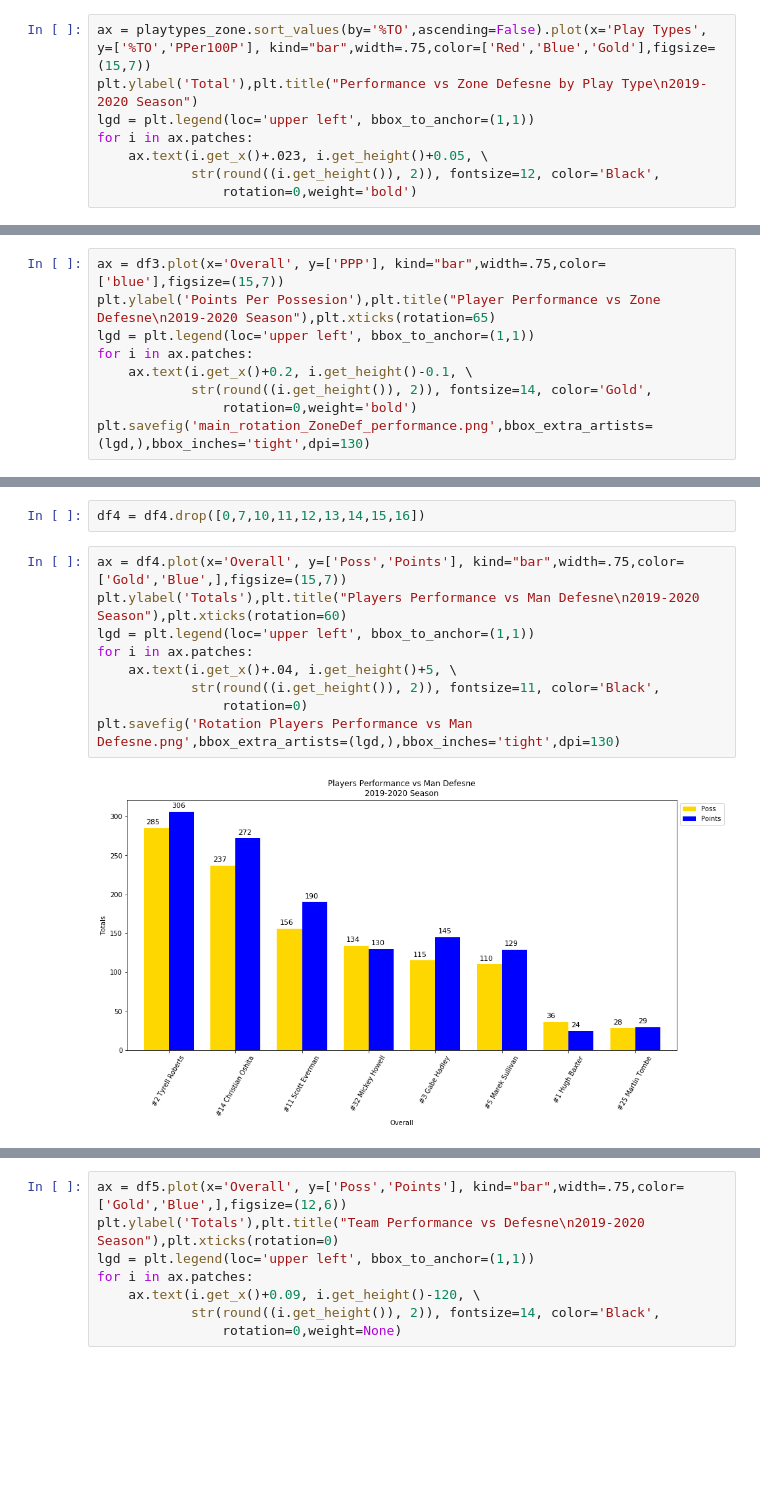
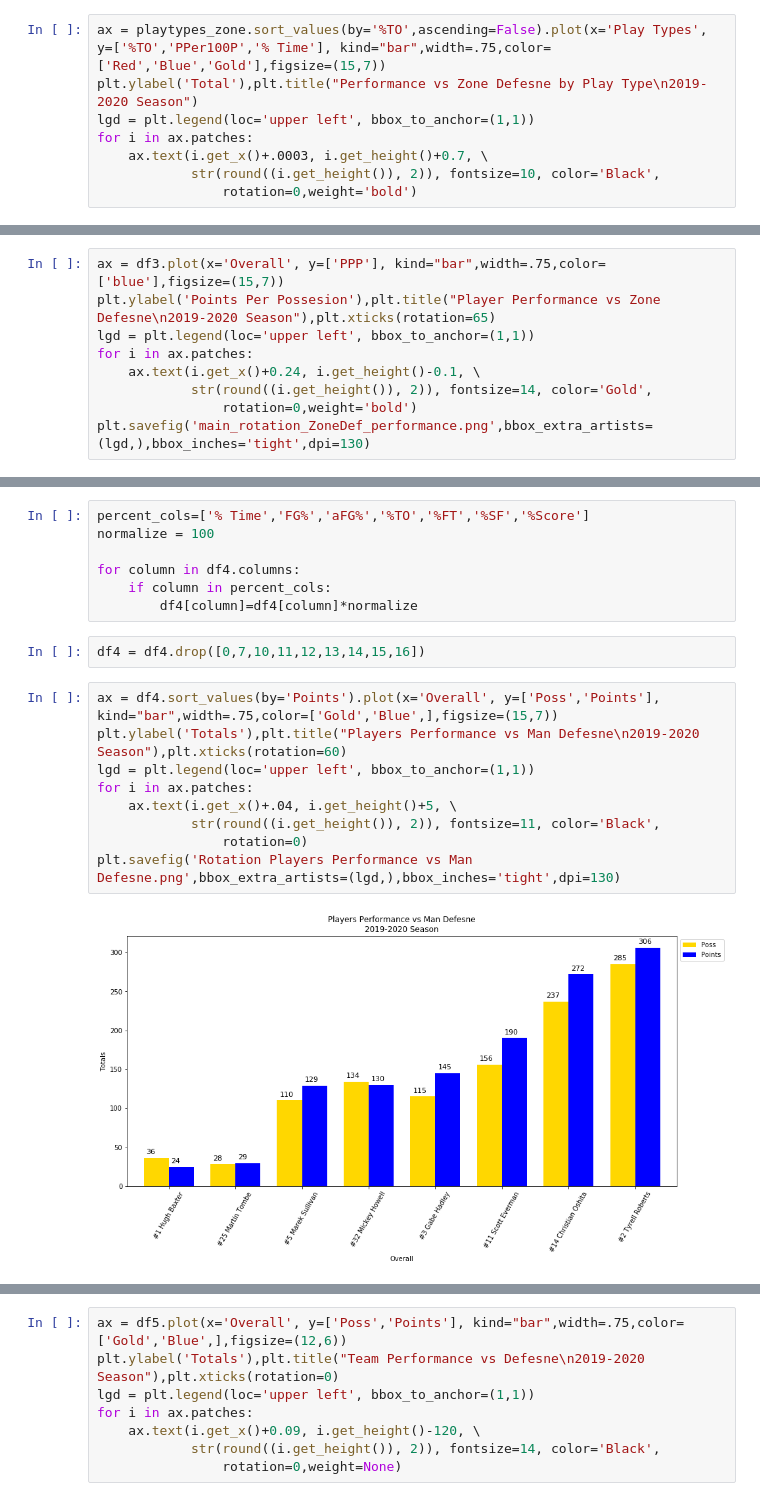
Before and after one commit to AstroWa3l/MBB_performance_analysis, a Jupyter notebook: Off Performance vs Zone and Man Def.ipynb, the cells around one changed output, grey strips where cells are left out. Cells and saved outputs as stored; diff of their text form; blank space fills up the shorter version.

```diff
--- a/Off Performance vs Zone and Man Def.ipynb
+++ b/Off Performance vs Zone and Man Def.ipynb
@@ -159,11 +164,11 @@ Now we can see the in barchart above that it would appear that the "Off Screen"
 
 In the bar chart below that has turnover rate along with points per 100 possesions for each play type we can see that the play types that yield the highest points per possession against zone defense. The plays with the best net results along with low turnover rates are Offensive Putbacks, Spot Ups, and Cuts. Of these three play types the one we play the use the most is Spots Ups which has a very low turnover rate of 8.5% and a high points per possesion.
 # %%
-ax = playtypes_zone.sort_values(by='%TO',ascending=False).plot(x='Play Types', y=['%TO','PPer100P'], kind="bar",width=.75,color=['Red','Blue','Gold'],figsize=(15,7))
+ax = playtypes_zone.sort_values(by='%TO',ascending=False).plot(x='Play Types', y=['%TO','PPer100P','% Time'], kind="bar",width=.75,color=['Red','Blue','Gold'],figsize=(15,7))
 plt.ylabel('Total'),plt.title("Performance vs Zone Defesne by Play Type\n2019-2020 Season")
 lgd = plt.legend(loc='upper left', bbox_to_anchor=(1,1))
 for i in ax.patches:
-    ax.text(i.get_x()+.023, i.get_height()+0.05, \
-            str(round((i.get_height()), 2)), fontsize=12, color='Black',
+    ax.text(i.get_x()+.0003, i.get_height()+0.7, \
+            str(round((i.get_height()), 2)), fontsize=10, color='Black',
                 rotation=0,weight='bold')
 # %% [output]
@@ -218,7 +223,7 @@ ax = df3.plot(x='Overall', y=['PPP'], kind="bar",width=.75,color=['blue'],figsiz
 plt.ylabel('Points Per Possesion'),plt.title("Player Performance vs Zone Defesne\n2019-2020 Season"),plt.xticks(rotation=65)
 lgd = plt.legend(loc='upper left', bbox_to_anchor=(1,1))
 for i in ax.patches:
-    ax.text(i.get_x()+0.2, i.get_height()-0.1, \
+    ax.text(i.get_x()+0.24, i.get_height()-0.1, \
             str(round((i.get_height()), 2)), fontsize=14, color='Gold',
                 rotation=0,weight='bold')
 plt.savefig('main_rotation_ZoneDef_performance.png',bbox_extra_artists=(lgd,),bbox_inches='tight',dpi=130)
@@ -246,16 +251,23 @@ df4
 | 14 | #0 Lunden Taylor | 0.006 | 8 | 6 | 0.750 | - | - | 2 | 1 | 3 | 0.333 | ... |
 | 15 | #15 Jeremy Johnson | 0.006 | 8 | 2 | 0.250 | - | - | 5 | 1 | 6 | 0.167 | ... |
 | 16 | #24 John Diener | 0.006 | 8 | 4 | 0.500 | - | - | 5 | 1 | 6 | 0.167 | ... |
+# %%
+percent_cols=['% Time','FG%','aFG%','%TO','%FT','%SF','%Score']
+normalize = 100
+
+for column in df4.columns:
+    if column in percent_cols:
+        df4[column]=df4[column]*normalize
 # %%
 df4 = df4.drop([0,7,10,11,12,13,14,15,16])
 # %%
-ax = df4.plot(x='Overall', y=['Poss','Points'], kind="bar",width=.75,color=['Gold','Blue',],figsize=(15,7))
+ax = df4.sort_values(by='Points').plot(x='Overall', y=['Poss','Points'], kind="bar",width=.75,color=['Gold','Blue',],figsize=(15,7))
 plt.ylabel('Totals'),plt.title("Players Performance vs Man Defesne\n2019-2020 Season"),plt.xticks(rotation=60)
 lgd = plt.legend(loc='upper left', bbox_to_anchor=(1,1))
 for i in ax.patches:
     ax.text(i.get_x()+.04, i.get_height()+5, \
             str(round((i.get_height()), 2)), fontsize=11, color='Black',
                 rotation=0)
 plt.savefig('Rotation Players Performance vs Man Defesne.png',bbox_extra_artists=(lgd,),bbox_inches='tight',dpi=130)
 # %% [output]
-[figure, old version]
+[figure, new version]
```
Also changed, not shown: parts of 17 cells of this notebook, 2 other files.
